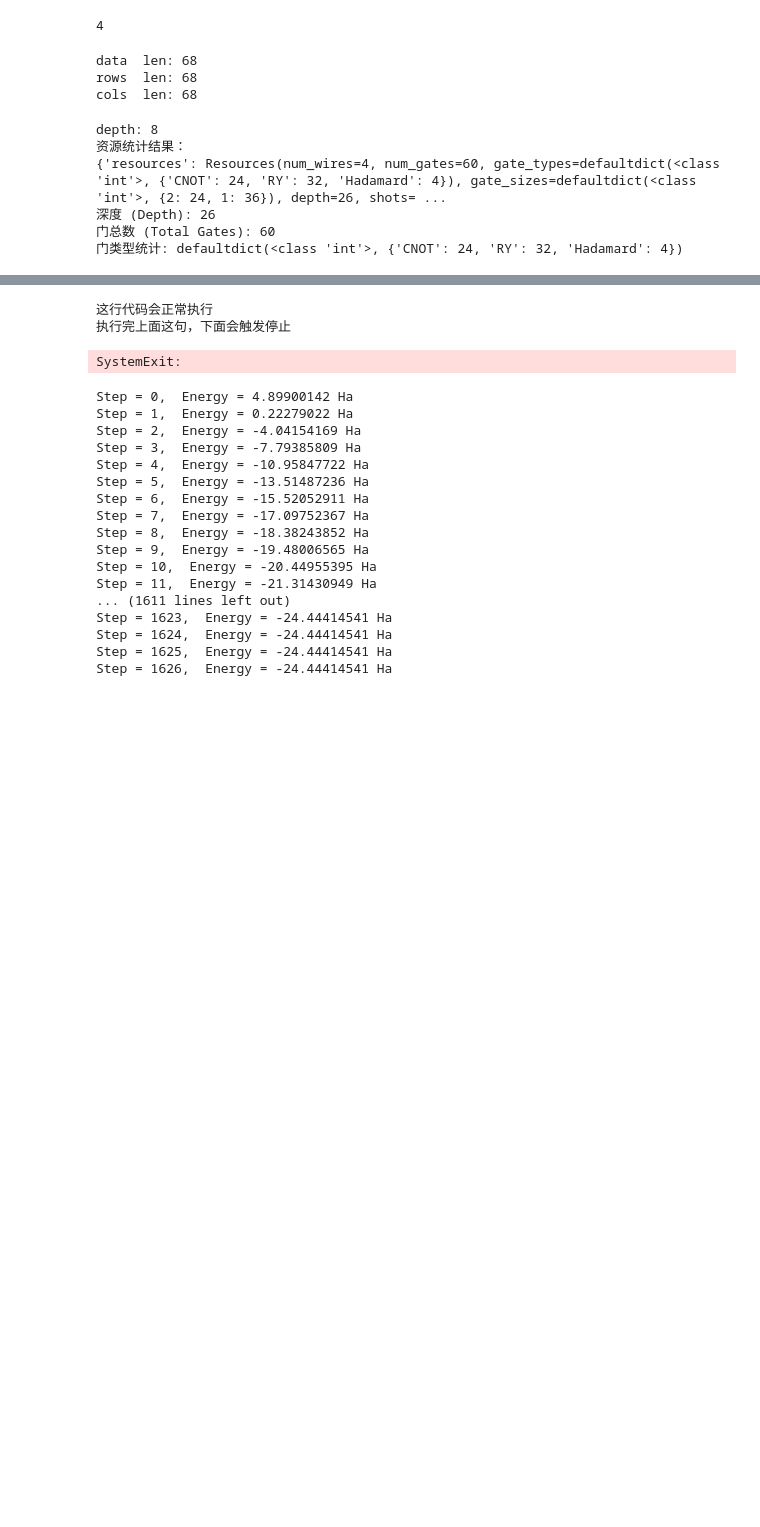
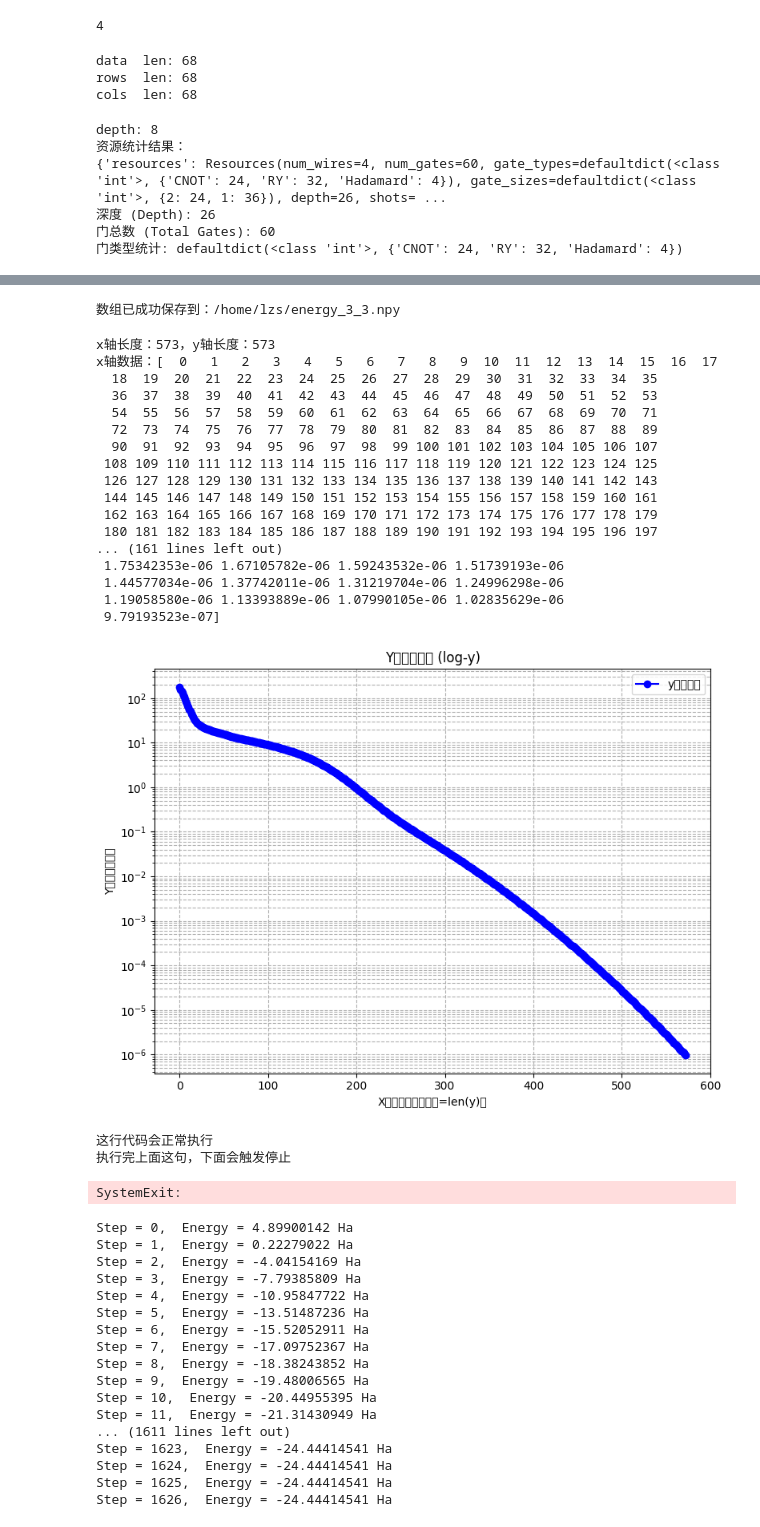
Before and after one commit to ZhushuoLiu/Quantum-computing-for-effective-nuclear-lattice-model, a Jupyter notebook: L=3 N=3.ipynb, the cells around one changed output, grey strips where cells are left out. Cells and saved outputs as stored; diff of their text form; code cells hidden in the pictures; blank space fills up the shorter version.

```diff
--- a/L=3 N=3.ipynb
+++ b/L=3 N=3.ipynb
@@ -234,7 +234,7 @@ tolerance = 1e-6
 steps = 5000
 
 # 初始化优化器
-opt = optax.adam(learning_rate=0.001)
+opt = optax.adam(learning_rate=0.005)
 opt_state = opt.init(init_params)
 params = init_params
 
@@ -302,3 +304,63 @@ Step array shape: (2381,), Energy array shape: (2381,)
+# %%
+# 保存数组到/home/lzs/目录，文件名为energy_data.npy（可自定义文件名）
+save_path = '/home/lzs/energy_3_3.npy'
+np.save(save_path, energy_array)
+
+print(f"数组已成功保存到：{save_path}")
+# %% [output]
+数组已成功保存到：/home/lzs/energy_3_3.npy
+# %%
+import matplotlib.pyplot as plt
+import numpy as np
+
+# ---------------------- 1. 定义y数组（替换为你的真实数据） ----------------------
+# 示例y数组：指数增长数据（适合log图展示）
+y = energy_array+35.835796099901025
+# 自动生成x轴数据：长度与y一致，取值为0,1,2,...,len(y)-1
+# 如果需要x从1开始，可改为 x = np.arange(1, len(y)+1)
+x = np.arange(len(y))
+
+# 打印验证：查看x和y的长度是否一致
+print(f"x轴长度：{len(x)}，y轴长度：{len(y)}")
+print(f"x轴数据：{x}")
+print(f"y轴数据：{y}")
+
+# ---------------------- 2. 绘制log图（适配自动生成的x） ----------------------
+plt.figure(figsize=(8, 6))
+
+# 子图1：仅y轴对数坐标（最常用）
+
+plt.plot(x, y, color='blue', marker='o', label='y数组数据')  # 加marker更易看数据点
+plt.yscale('log')  # y轴设为对数坐标
+plt.title('Y轴对数坐标 (log-y)')
+plt.xlabel('X（自动生成，长度=len(y)）')
+plt.ylabel('Y（对数坐标）')
+plt.grid(True, which="both", ls="--")
+plt.legend()
+
+
+
+plt.tight_layout()
+plt.show()
+# %% [output]
+x轴长度：573，y轴长度：573
+x轴数据：[  0   1   2   3   4   5   6   7   8   9  10  11  12  13  14  15  16  17
+  18  19  20  21  22  23  24  25  26  27  28  29  30  31  32  33  34  35
+  36  37  38  39  40  41  42  43  44  45  46  47  48  49  50  51  52  53
+  54  55  56  57  58  59  60  61  62  63  64  65  66  67  68  69  70  71
+  72  73  74  75  76  77  78  79  80  81  82  83  84  85  86  87  88  89
+  90  91  92  93  94  95  96  97  98  99 100 101 102 103 104 105 106 107
+ 108 109 110 111 112 113 114 115 116 117 118 119 120 121 122 123 124 125
+ 126 127 128 129 130 131 132 133 134 135 136 137 138 139 140 141 142 143
+ 144 145 146 147 148 149 150 151 152 153 154 155 156 157 158 159 160 161
+ 162 163 164 165 166 167 168 169 170 171 172 173 174 175 176 177 178 179
+ 180 181 182 183 184 185 186 187 188 189 190 191 192 193 194 195 196 197
+... (161 lines left out)
+ 1.75342353e-06 1.67105782e-06 1.59243532e-06 1.51739193e-06
+ 1.44577034e-06 1.37742011e-06 1.31219704e-06 1.24996298e-06
+ 1.19058580e-06 1.13393889e-06 1.07990105e-06 1.02835629e-06
+ 9.79193523e-07]
+[figure, added]
 # %%
 print("这行代码会正常执行")
 print("执行完上面这句，下面会触发停止")
```
Also changed, not shown: parts of 1 cell of this notebook, 7 other files.
